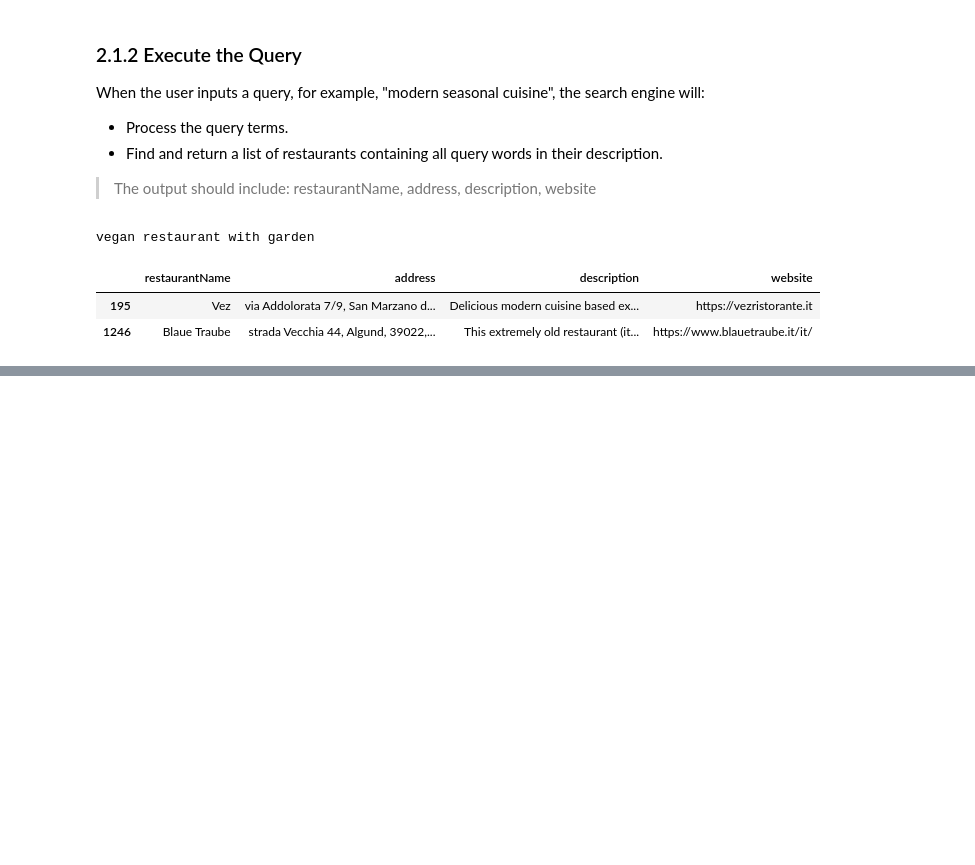
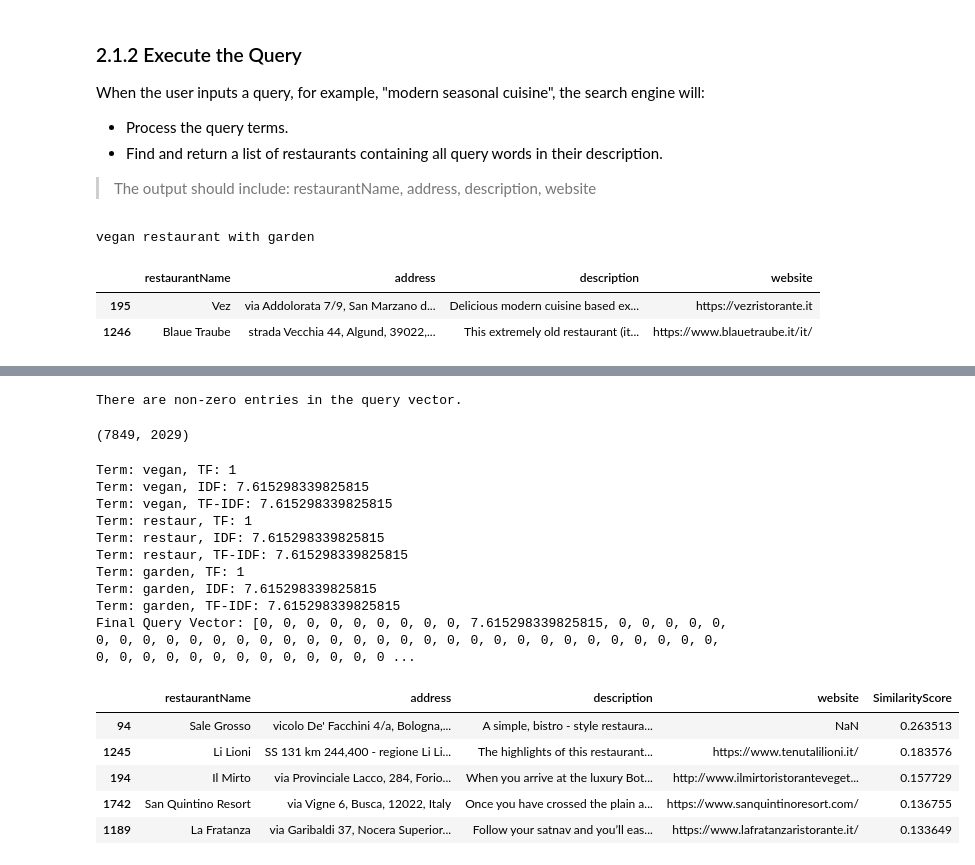
Before and after one commit to saifali03/ADM_HW3, a Jupyter notebook: main.ipynb, the cells around one changed output, grey strips where cells are left out. Saved outputs shown, nothing was run; the diff lists cells and outputs as text; code cells hidden in the pictures; blank space fills up the shorter version.

Commit message:
2.2 finished (to be checked)

```diff
--- a/main.ipynb
+++ b/main.ipynb
@@ -506,0 +630,4 @@ vegan restaurant with garden
+# %%
+vocabulary = load_dictionary('vocabulary.csv')
+inverted_index = load_inverted_index('inverted_index.json')
+v= query_vector(input('input your query'), vocabulary, inverted_index)
@@ -506,0 +645,8 @@ vegan restaurant with garden
+# %%
+#just to check
+if any(value != 0 for value in v):
+    print("There are non-zero entries in the query vector.")
+else:
+    print("All entries are zero.")
+# %% [output]
+There are non-zero entries in the query vector.
@@ -506,0 +683,47 @@ vegan restaurant with garden
+# %%
+D = doc_vectors(data, vocabulary, tf_idf_inverted_index)
+D.shape
+# %% [output]
+(7849, 2029)
+# %%
+def cosine_similarity(a,b):
+    cos_sim = np.dot(a,b) / (np.linalg.norm(a)*np.linalg.norm(b))
+    return cos_sim
+# %%
+def ranked_search(query, k):
+
+    q = query_vector(query, vocabulary, inverted_index)
+    similarity_scores = []
+
+    for doc_id in range(len(data)):
+        # document vector (doc_id-th column of V)
+        doc_vector = D[:, doc_id]
+        s = cosine_similarity(q, doc_vector)
+        similarity_scores.append(s)
+
+    data['SimilarityScore'] = similarity_scores
+
+    #sorting rows in dataset
+    top_k_data = data.sort_values(by='SimilarityScore', ascending=False).head(k)[['restaurantName', 'address', 'description', 'website', 'SimilarityScore']]
+
+
+    return top_k_data
+# %%
+ranked_search(input('Input your query'),  int(input('k')) )
+# %% [output]
+Term: vegan, TF: 1
+Term: vegan, IDF: 7.615298339825815
+Term: vegan, TF-IDF: 7.615298339825815
+Term: restaur, TF: 1
+Term: restaur, IDF: 7.615298339825815
+Term: restaur, TF-IDF: 7.615298339825815
+Term: garden, TF: 1
+Term: garden, IDF: 7.615298339825815
+Term: garden, TF-IDF: 7.615298339825815
+Final Query Vector: [0, 0, 0, 0, 0, 0, 0, 0, 0, 7.615298339825815, 0, 0, 0, 0, 0, 0, 0, 0, 0, 0, 0, 0, 0, 0, 0, 0, 0, 0, 0, 0, 0, 0, 0, 0, 0, 0, 0, 0, 0, 0, 0, 0, 0, 0, 0, 0, 0, 0, 0, 0, 0, 0, 0, 0, 0 ...
+|  | restaurantName | address | description | website | SimilarityScore |
+| 94 | Sale Grosso | vicolo De' Facchini 4/a, Bologna,... | A simple, bistro - style restaura... | NaN | 0.263513 |
+| 1245 | Li Lioni | SS 131 km 244,400 - regione Li Li... | The highlights of this restaurant... | https://www.tenutalilioni.it/ | 0.183576 |
+| 194 | Il Mirto | via Provinciale Lacco, 284, Forio... | When you arrive at the luxury Bot... | http://www.ilmirtoristoranteveget... | 0.157729 |
+| 1742 | San Quintino Resort | via Vigne 6, Busca, 12022, Italy | Once you have crossed the plain a... | https://www.sanquintinoresort.com/ | 0.136755 |
+| 1189 | La Fratanza | via Garibaldi 37, Nocera Superior... | Follow your satnav and you’ll eas... | https://www.lafratanzaristorante.it/ | 0.133649 |
```
Also changed, not shown: parts of 13 cells of this notebook, 3 other files.
